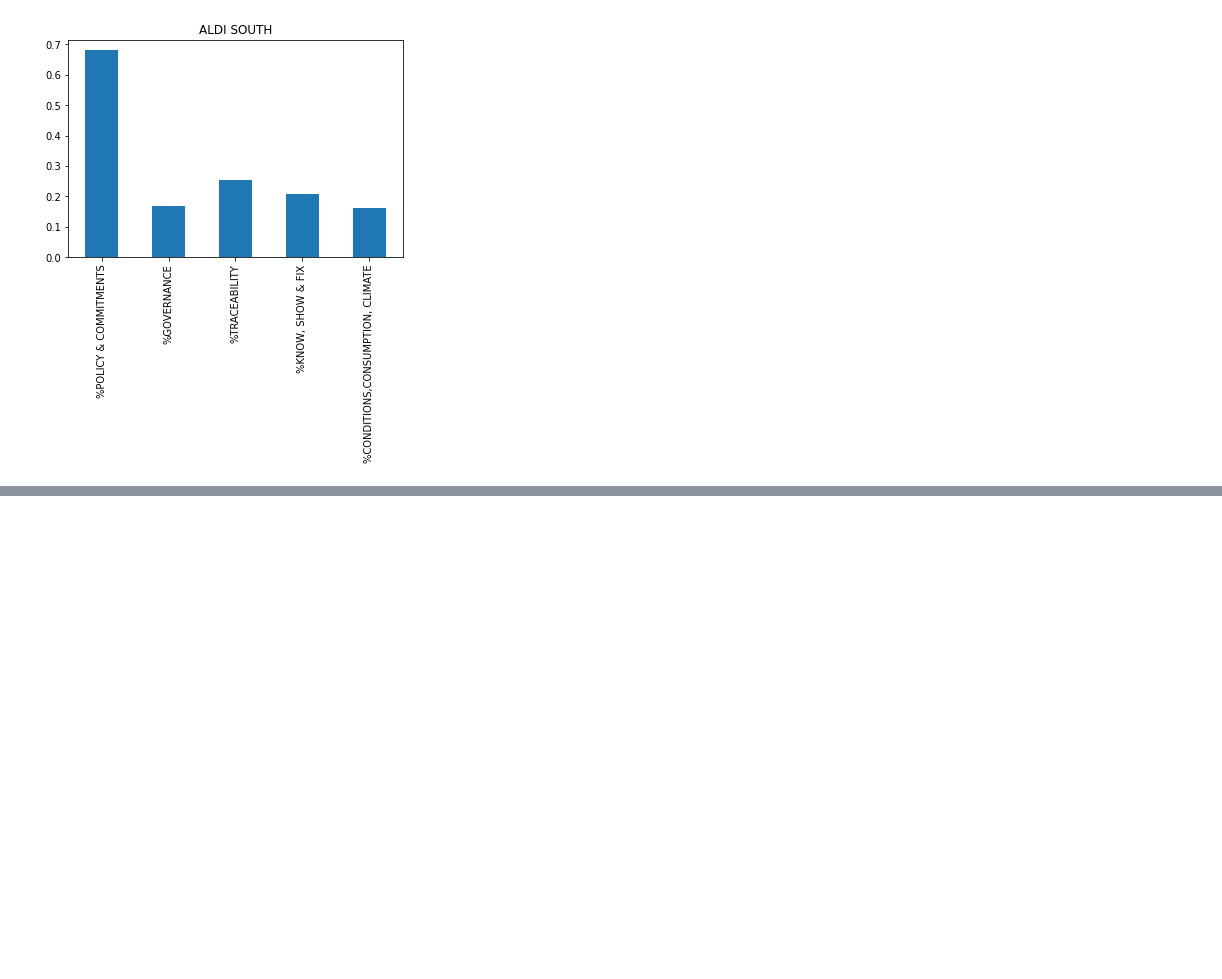
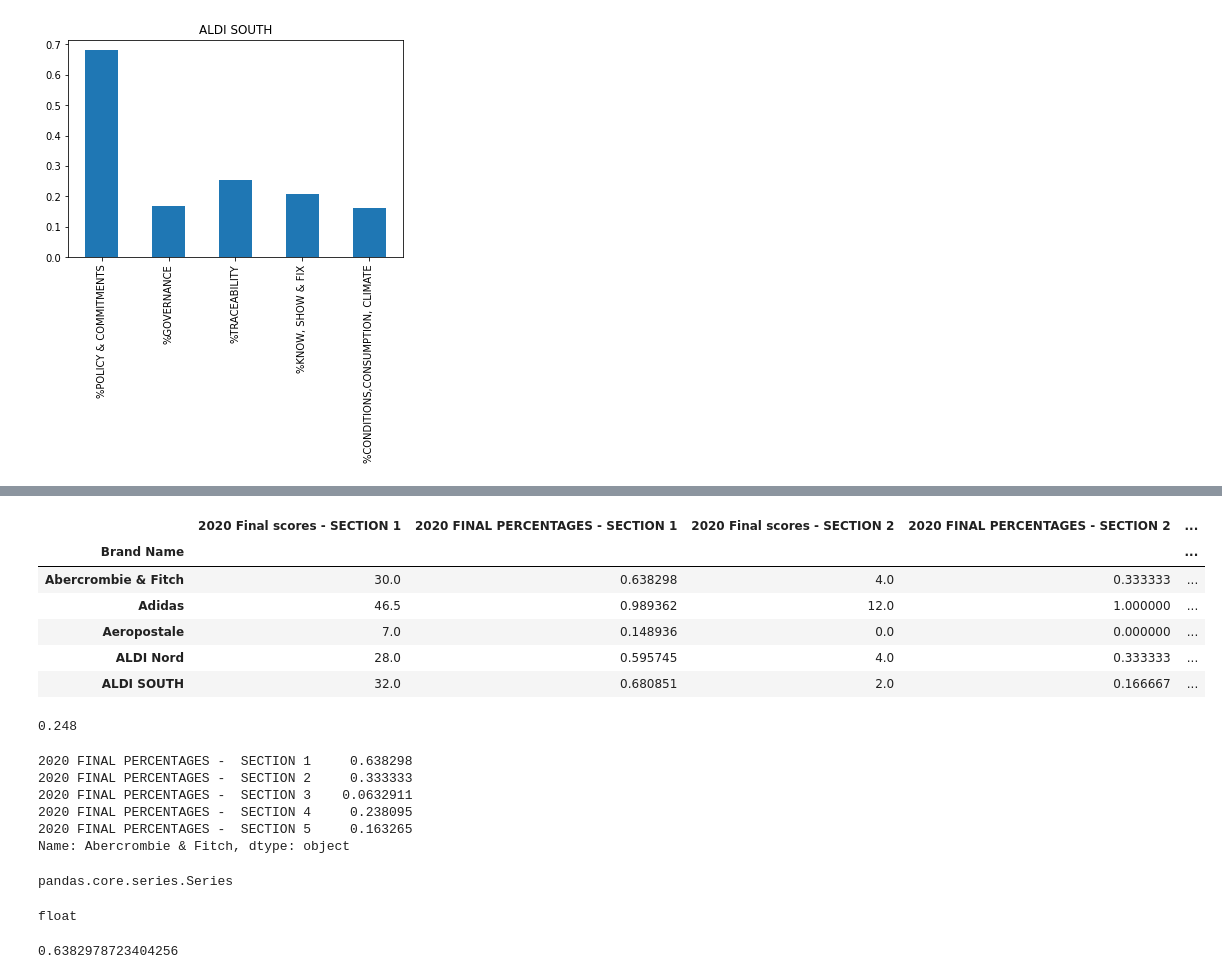
Before and after one commit to lunadabinovic/eco_fashion_project, a Jupyter notebook: notebooks/brands_final_score.ipynb, the cells around one changed output, grey strips where cells are left out. Saved outputs shown, nothing was run; the diff lists cells and outputs as text; code cells hidden in the pictures; blank space fills up the shorter version.

Commit message:
adding brand score and details

```diff
--- a/notebooks/brands_final_score.ipynb
+++ b/notebooks/brands_final_score.ipynb
@@ -115,0 +125,43 @@ plot(df_final_score, 4)
+# %%
+import pandas as pd
+
+brand_df = pd.read_excel('../eco_fashion_project/data/brands_final_score.xlsx')
+
+brand_score_df = brand_df.set_index('Brand Name')
+brand_score_df.head()
+# %% [output]
+|  | 2020 Final scores - SECTION 1 | 2020 FINAL PERCENTAGES - SECTION 1 | 2020 Final scores - SECTION 2 | 2020 FINAL PERCENTAGES - SECTION 2 | ... |
+| Brand Name |  |  |  |  | ... |
+| Abercrombie & Fitch | 30.0 | 0.638298 | 4.0 | 0.333333 | ... |
+| Adidas | 46.5 | 0.989362 | 12.0 | 1.000000 | ... |
+| Aeropostale | 7.0 | 0.148936 | 0.0 | 0.000000 | ... |
+| ALDI Nord | 28.0 | 0.595745 | 4.0 | 0.333333 | ... |
+| ALDI SOUTH | 32.0 | 0.680851 | 2.0 | 0.166667 | ... |
+# %%
+brand = 'Abercrombie & Fitch'
+overall_pct_brand_score = brand_score_df.loc[brand][11]
+overall_pct_brand_score
+# %% [output]
+0.248
+# %%
+brand_pct_score_per_section = brand_score_df.loc[brand][1:11:2]
+brand_pct_score_per_section
+# %% [output]
+2020 FINAL PERCENTAGES -  SECTION 1     0.638298
+2020 FINAL PERCENTAGES -  SECTION 2     0.333333
+2020 FINAL PERCENTAGES -  SECTION 3    0.0632911
+2020 FINAL PERCENTAGES -  SECTION 4     0.238095
+2020 FINAL PERCENTAGES -  SECTION 5     0.163265
+Name: Abercrombie & Fitch, dtype: object
+# %%
+type(brand_pct_score_per_section)
+# %% [output]
+pandas.core.series.Series
+# %%
+type(overall_pct_brand_score)
+# %% [output]
+float
+# %%
+brand_pct_score_per_section[0]
+# %% [output]
+0.6382978723404256
```
Also changed, not shown: parts of 4 cells of this notebook, 10 other files.
